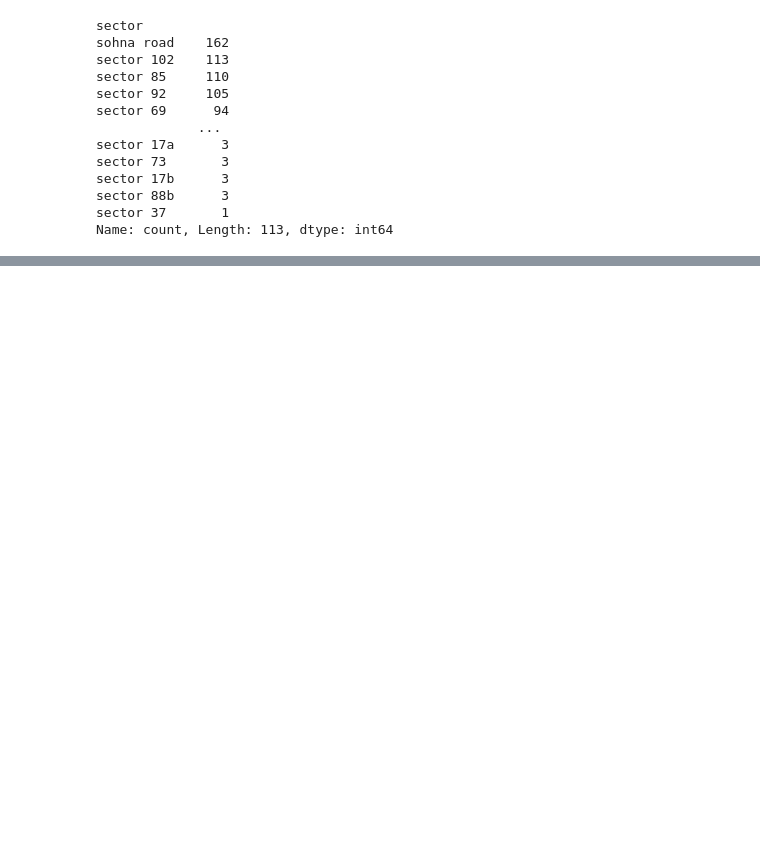
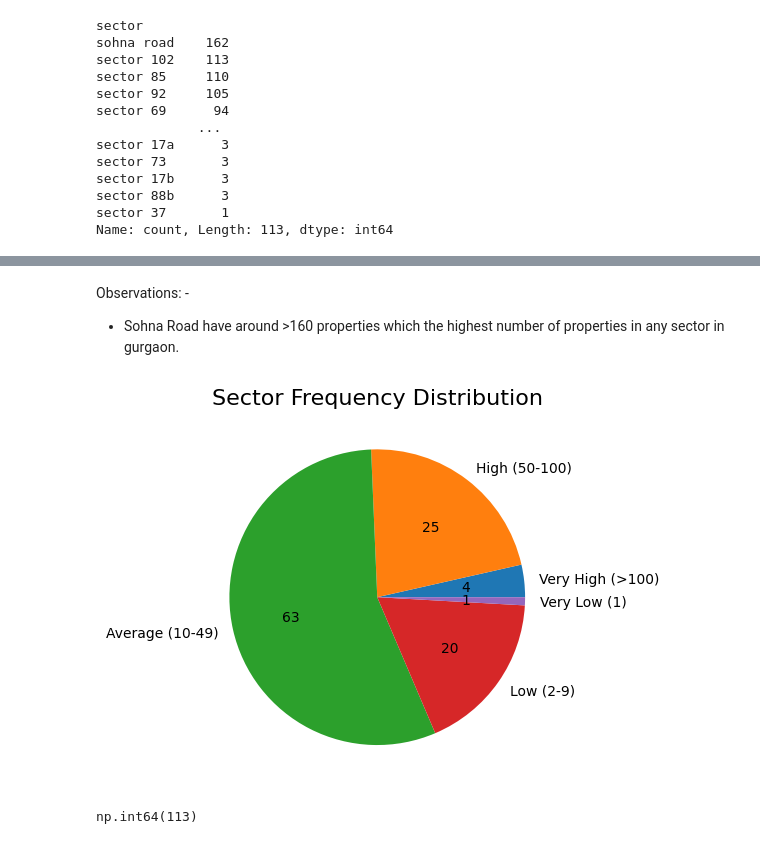
Before and after one commit to Tanwar-Aastha/Property-price-prediction, a Jupyter notebook: notebook/EDA.ipynb, the cells around one changed output, grey strips where cells are left out. Drawn from its saved outputs; the diff is of its cells as text; code cells hidden in the pictures; blank space fills up the shorter version.

```diff
--- a/notebook/EDA.ipynb
+++ b/notebook/EDA.ipynb
@@ -259,0 +329,38 @@ plt.show()
+# %% [markdown]
+Observations: -
+- Sohna Road have around >160 properties which the highest number of properties in any sector in gurgaon.
+# %%
+# Frequency distribution for sectors
+sector_counts = data['sector'].value_counts()
+
+sector_frequency_bins = {
+    "Very High (>100)": (sector_counts > 100).sum(),
+    "High (50-100)": ((sector_counts >= 50) & (sector_counts <= 100)).sum(),
+    "Average (10-49)": ((sector_counts >= 10) & (sector_counts < 50)).sum(),
+    "Low (2-9)": ((sector_counts > 1) & (sector_counts < 10)).sum(),
+    "Very Low (1)": (sector_counts == 1).sum()
+}
+
+labels = list(sector_frequency_bins.keys())
+values = list(sector_frequency_bins.values())
+
+# custom autopct function to show exact values
+def autopct_with_values(pct, all_values):
+    total = sum(all_values)
+    absolute = int(round(pct / 100. * total))  # Calculate the absolute value
+    return f"{absolute}"  # Return the exact count
+
+# Plot the pie chart
+plt.pie(
+    values,
+    labels=labels,
+    autopct=lambda pct: autopct_with_values(pct, values)
+)
+plt.title("Sector Frequency Distribution", fontsize=16)
+plt.show()
+# %% [output]
+[figure, added]
+# %%
+data['sector'].value_counts().count()
+# %% [output]
+np.int64(113)
```
Also changed, not shown: parts of 20 cells of this notebook.
